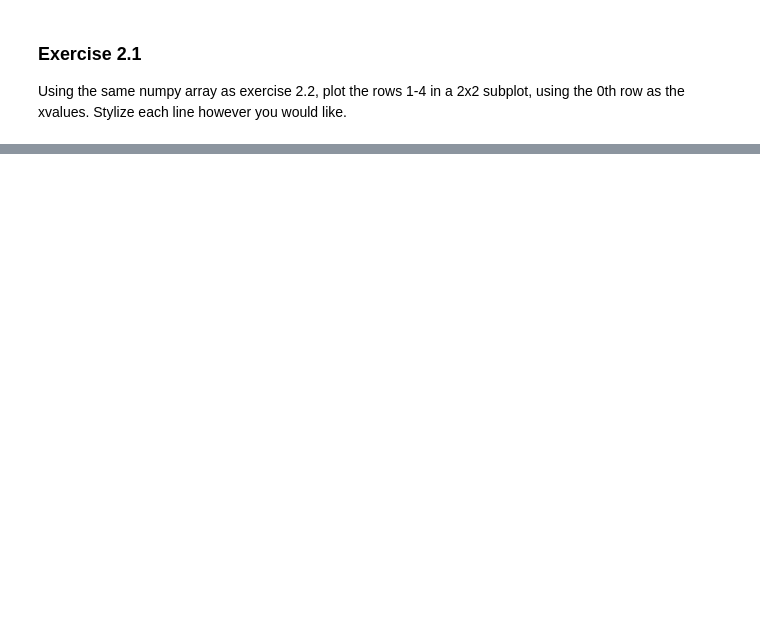
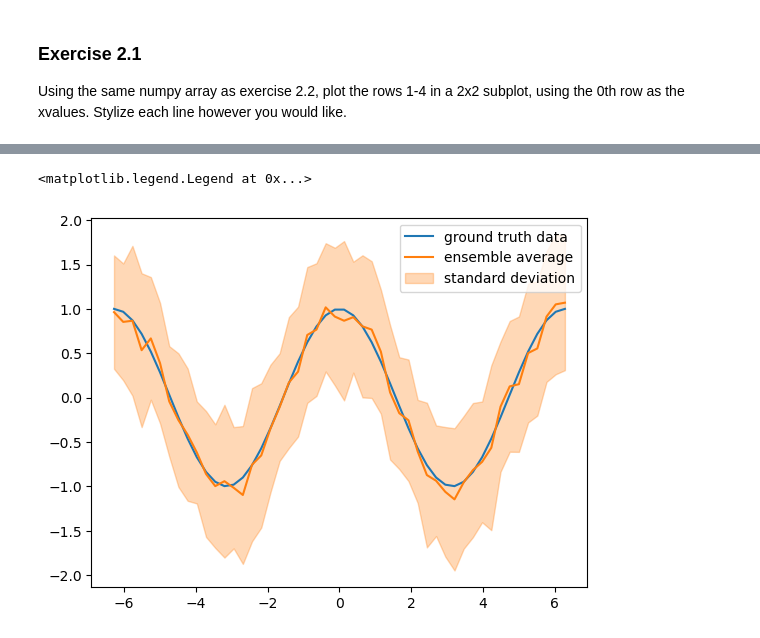
Before and after one commit to jeremyschroeter/Neuro301-Coding-Kit, a Jupyter notebook: Review-Notebooks/Python_Matplotlib_Review.ipynb, the cells around one changed output, grey strips where cells are left out. Saved outputs shown, nothing was run; the diff lists cells and outputs as text; code cells hidden in the pictures; blank space fills up the shorter version.

```diff
--- a/Review-Notebooks/Python_Matplotlib_Review.ipynb
+++ b/Review-Notebooks/Python_Matplotlib_Review.ipynb
@@ -226,0 +248,11 @@ Using the same numpy array as exercise 2.2, plot the rows 1-4 in a 2x2 subplot,
+# %%
+ensemble_average = observations.mean(0)
+ensemble_std = observations.std(0)
+
+plt.plot(x, true_data, label='ground truth data')
+plt.plot(x, observations.mean(0), label='ensemble average')
+plt.fill_between(x, observations.mean(0) - observations.std(0), observations.mean(0) + observations.std(0), alpha=0.3, color='C1', label='standard deviation')
+plt.legend()
+# %% [output]
+<matplotlib.legend.Legend at 0x...>
+[figure, added]
```
Also changed, not shown: parts of 20 cells of this notebook, 2 other files.
